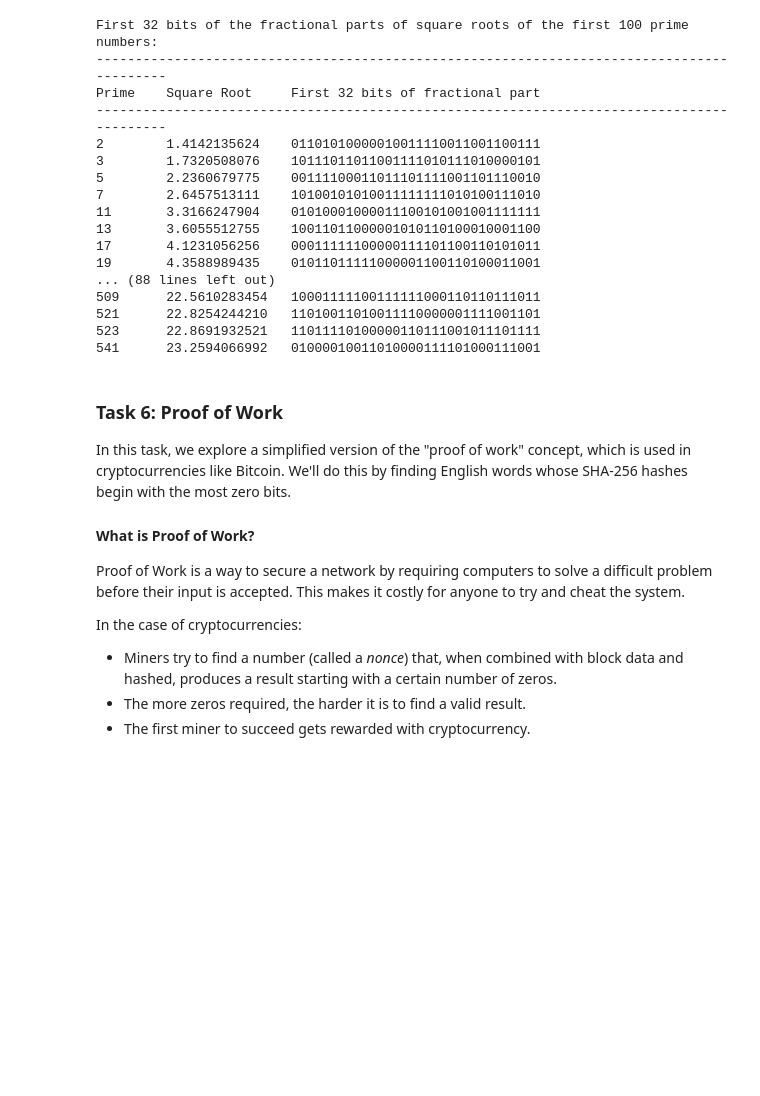
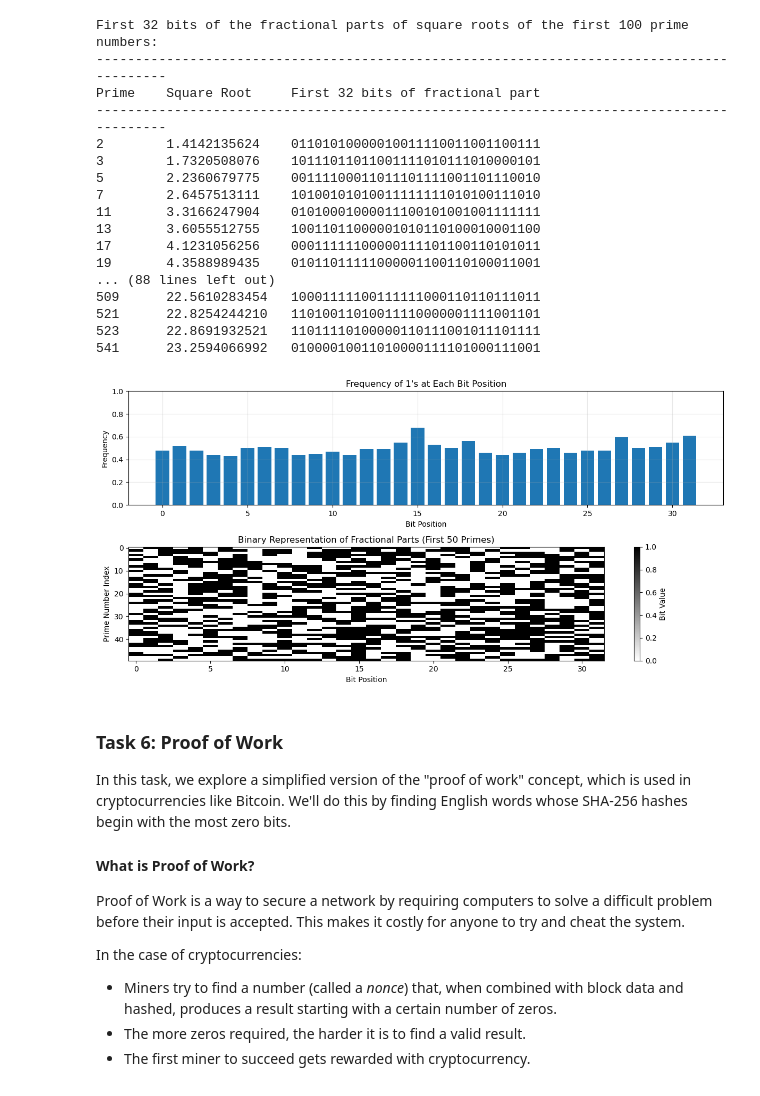
Before and after one commit to ConorRoberts1/computational_theory, a Jupyter notebook: tasks.ipynb, the cells around one changed output. Saved outputs shown, nothing was run; the diff lists cells and outputs as text; code cells hidden in the pictures; blank space fills up the shorter version.

Commit message:
added final touches to task 5, including adding heatmap and barchart foor visualization

```diff
--- a/tasks.ipynb
+++ b/tasks.ipynb
@@ -419,6 +419,46 @@ Prime    Square Root     First 32 bits of fractional part
 521      22.8254244210   11010011010011110000001111001101
 523      22.8691932521   11011110100000110111001011101111
 541      23.2594066992   01000010011010000111101000111001
+# %%
+# Add after your existing Task 5 code
+import matplotlib.pyplot as plt
+import numpy as np
+
+# Convert binary strings to arrays for analysis
+binary_arrays = []
+for _, _, binary in results:
+    # Convert string of '0's and '1's to array of 0s and 1s
+    binary_array = np.array([int(bit) for bit in binary])
+    binary_arrays.append(binary_array)
+
+# Stack all arrays and compute the frequency of 1's at each bit position
+stacked = np.vstack(binary_arrays)
+bit_frequencies = np.mean(stacked, axis=0)
+
+# Create visualization
+plt.figure(figsize=(12, 6))
+
+# Plot the frequency of 1's at each bit position
+plt.subplot(2, 1, 1)
+plt.bar(range(32), bit_frequencies)
+plt.title('Frequency of 1\'s at Each Bit Position')
+plt.xlabel('Bit Position')
+plt.ylabel('Frequency')
+plt.ylim(0, 1)
+plt.grid(True, alpha=0.3)
+
+# Create a heatmap visualization of all bits
+plt.subplot(2, 1, 2)
+plt.imshow(stacked[:50], cmap='binary', aspect='auto')  # Show first 50 primes
+plt.title('Binary Representation of Fractional Parts (First 50 Primes)')
+plt.xlabel('Bit Position')
+plt.ylabel('Prime Number Index')
+plt.colorbar(label='Bit Value')
+
+plt.tight_layout()
+plt.show()
+# %% [output]
+[figure, added]
 # %% [markdown]
 ### Task 6: Proof of Work
 
```
Also changed, not shown: parts of 1 cell of this notebook.
